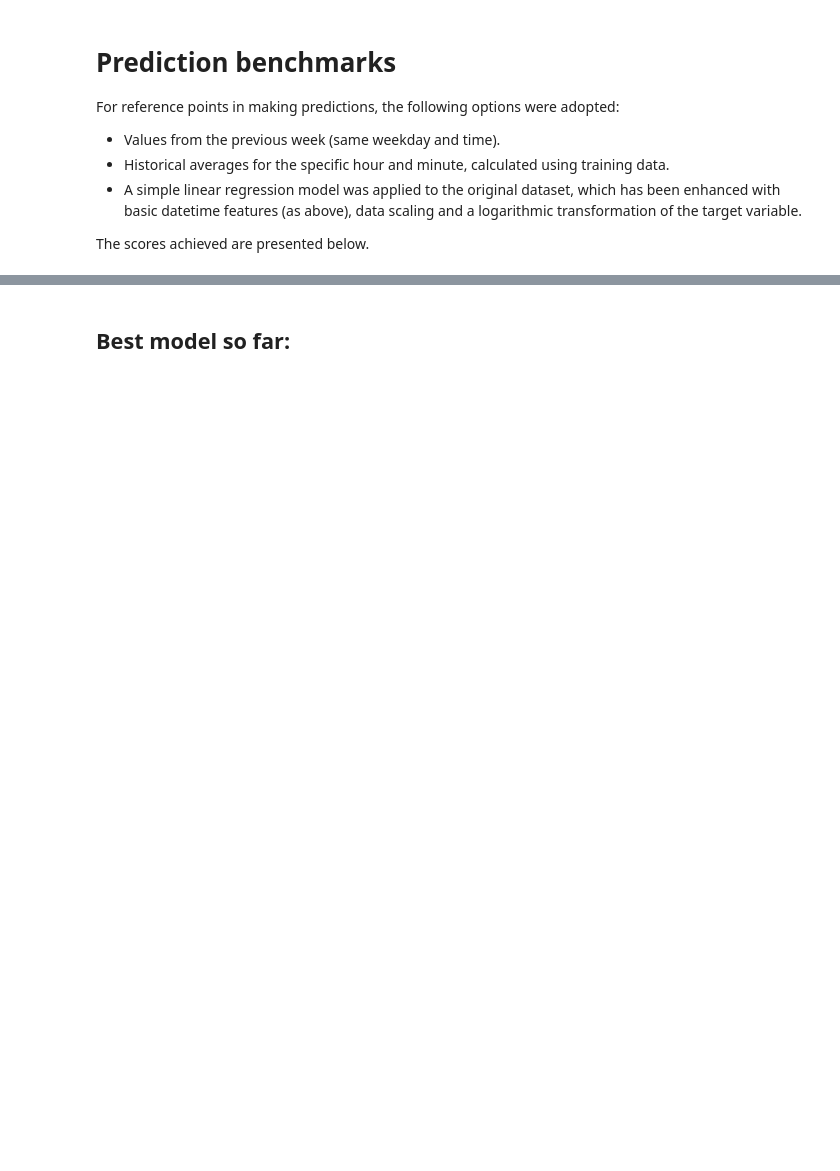
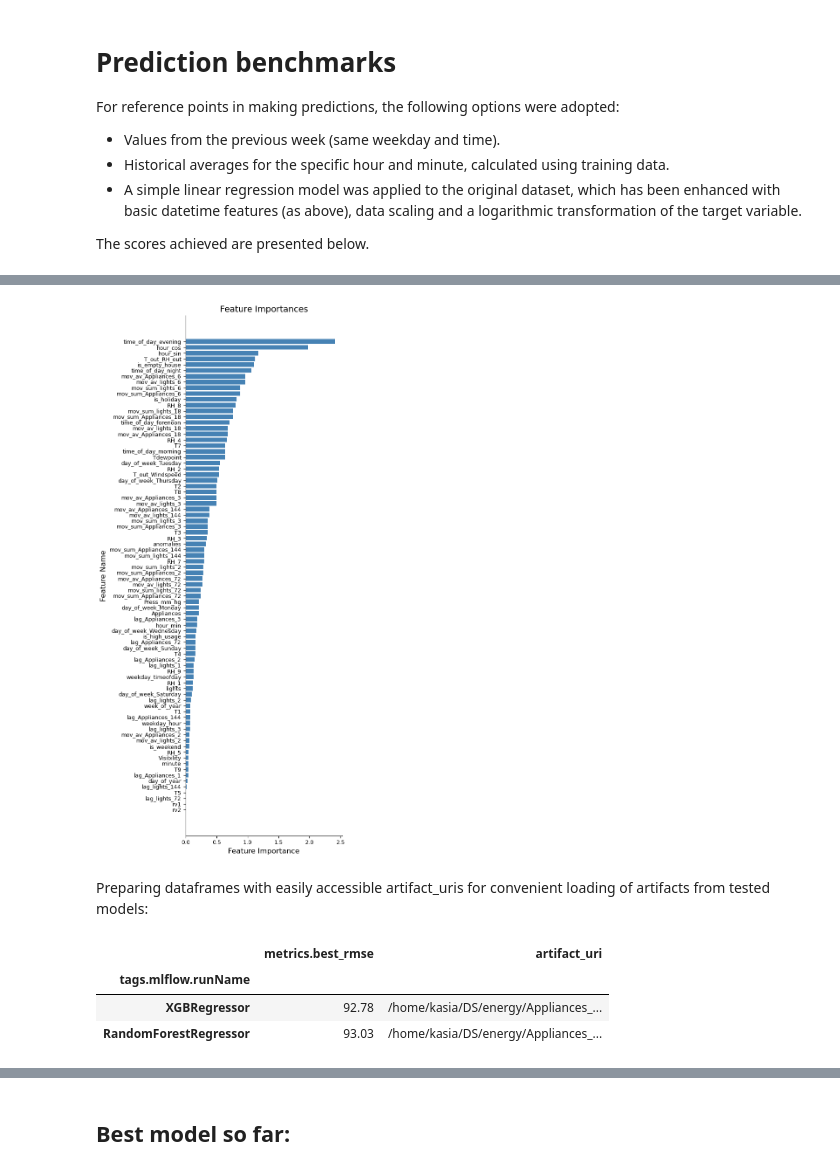
Before and after one commit to k-katarzyna/Appliances_Energy_Prediction, a Jupyter notebook: Appliances_energy_prediction/1_experiments.ipynb, the cells around one changed output, grey strips where cells are left out. Drawn from its saved outputs; the diff is of its cells as text; code cells hidden in the pictures; blank space fills up the shorter version.

```diff
--- a/Appliances_energy_prediction/1_experiments.ipynb
+++ b/Appliances_energy_prediction/1_experiments.ipynb
@@ -219,3 +104,0 @@ These experiments adressed issues observed in early tests.
-# %%
-# mlflow.create_experiment(name="Initial_experiments")
-mlflow.set_experiment("Initial_experiments")
@@ -424,0 +594,35 @@ As one can see above, increasing weight for observations with high values worsen
+# %%
+runs = mlflow.search_runs(experiment_ids=["1"])
+linear_model_1, tree_model_1, linear_model_2, tree_model_2 = load_feature_selection_estimators(runs)
+
+importances = np.abs(linear_model_2.regressor_.named_steps["model"].coef_)
+names = linear_model_2.regressor_.named_steps["preprocessor"].get_feature_names_out()
+
+feature_importances(importances, names)
+# %% [output]
+[figure, added]
+# %% [markdown]
+Preparing dataframes with easily accessible artifact_uris for convenient loading of artifacts from tested models:
+# %%
+filtered_runs_1 = runs[runs["tags.test"] == "lags_windows"][["tags.mlflow.runName",
+                                                             "metrics.best_rmse",
+                                                             "artifact_uri"]]
+models_infos_1 = (filtered_runs_1
+                 .sort_values(by=["tags.mlflow.runName", "metrics.best_rmse"])
+                 .dropna(axis=0)
+                 .drop_duplicates(subset=["tags.mlflow.runName"], keep="first")
+                 .set_index("tags.mlflow.runName"))
+
+filtered_runs_2 = runs[runs["tags.test"] == "interactions"][["tags.mlflow.runName",
+                                                             "metrics.best_rmse",
+                                                             "artifact_uri"]]
+models_infos_2 = (filtered_runs_2
+                  .set_index("tags.mlflow.runName")
+                  .rename(index={name: name.split("_")[2]
+                                 for name in filtered_runs_2["tags.mlflow.runName"].values}))
+models_infos_2.head(2)
+# %% [output]
+|  | metrics.best_rmse | artifact_uri |
+| tags.mlflow.runName |  |  |
+| XGBRegressor | 92.78 | /home/kasia/DS/energy/Appliances_... |
+| RandomForestRegressor | 93.03 | /home/kasia/DS/energy/Appliances_... |
```
Also changed, not shown: parts of 82 cells of this notebook, 9 other files.
